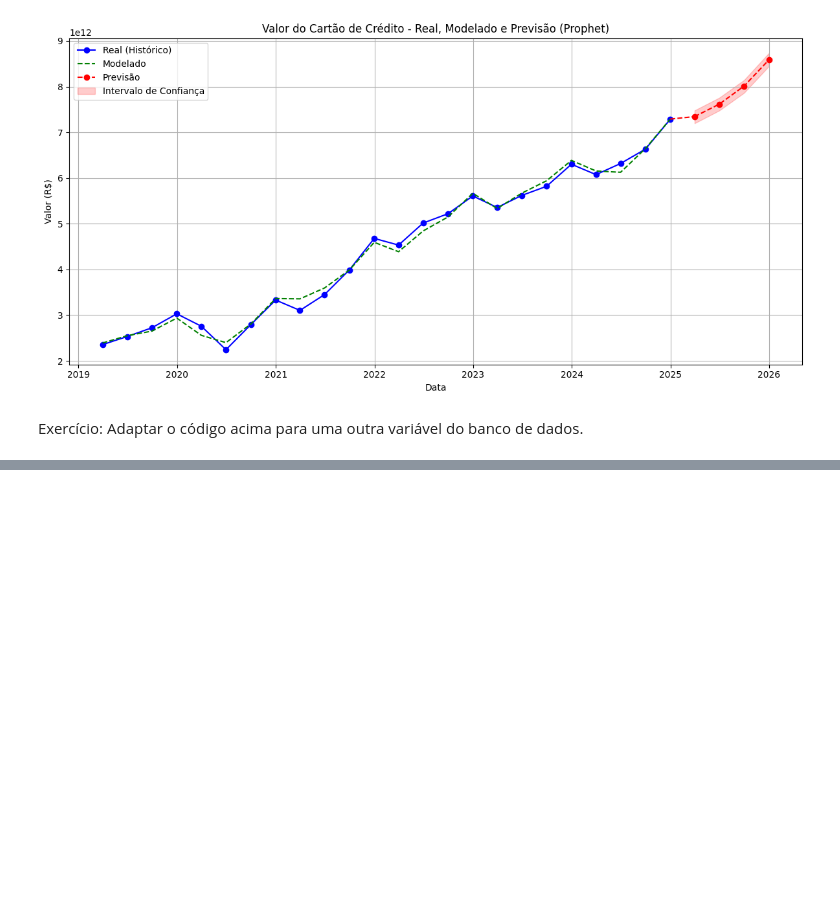
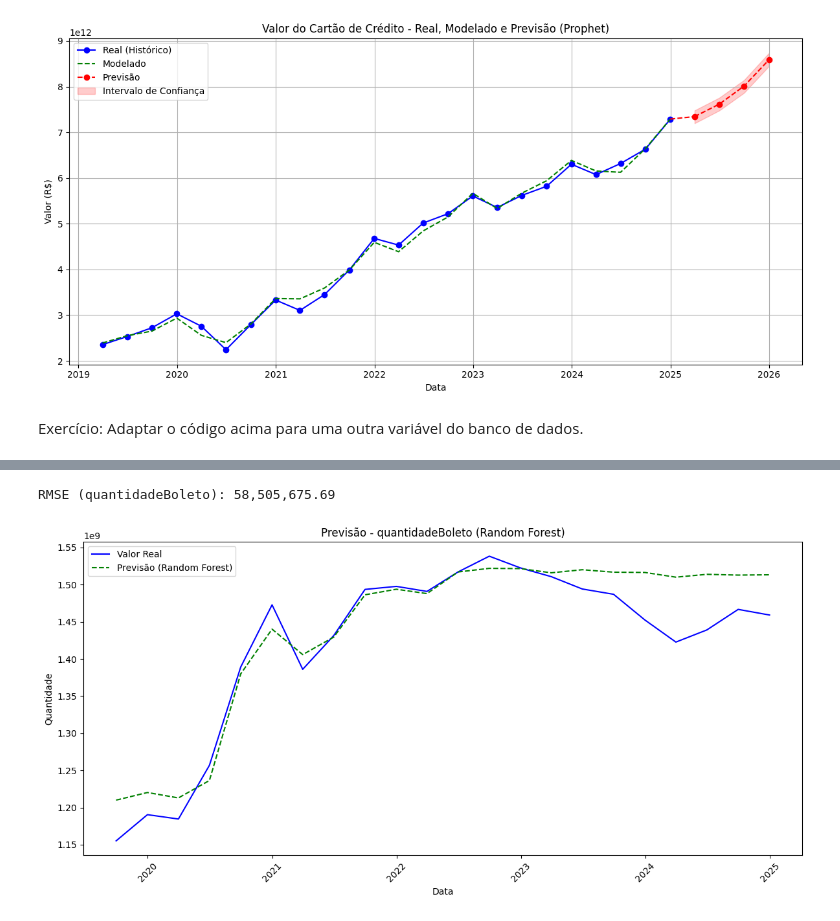
Before and after one commit to LouisyRodrigues7/etlBCB, a Jupyter notebook: MachineLearning.ipynb, the cells around one changed output, grey strips where cells are left out. Cells and saved outputs as stored; diff of their text form; code cells hidden in the pictures; blank space fills up the shorter version.

```diff
--- a/MachineLearning.ipynb
+++ b/MachineLearning.ipynb
@@ -264,0 +301,45 @@ Exercício: Adaptar o código acima para uma outra variável do banco de dados.
+# %%
+
+# Criamos colunas com os valores anteriores para ajudar o modelo a entender o tempo.
+# Treinamos o modelo com essas informações e outras variáveis importantes.
+# O RMSE mostra o erro da previsão, e o gráfico compara o que aconteceu de verdade com o que o modelo previu.
+
+df['lag1'] = df['quantidadeBoleto'].shift(1)
+df['lag2'] = df['quantidadeBoleto'].shift(2)
+
+df_model = df.dropna()
+X = df_model[melhores_variaveis + ['lag1', 'lag2']]
+y = df_model['quantidadeBoleto']
+
+X_train, X_test, y_train, y_test = train_test_split(X, y, shuffle=False, test_size=0.3)
+
+modelo = RandomForestRegressor(
+    n_estimators=100,
+    max_depth=4,
+    min_samples_split=3,
+    min_samples_leaf=2,
+    max_features='log2',
+    random_state=42
+)
+modelo.fit(X_train, y_train)
+y_pred = modelo.predict(X_test)
+
+rmse = np.sqrt(mean_squared_error(y_test, y_pred))
+print(f"RMSE (quantidadeBoleto): {rmse:,.2f}")
+
+y_full = np.concatenate([modelo.predict(X_train), y_pred])
+datas_full = df_model['datatrimestre'].iloc[-len(y_full):]
+
+plt.figure(figsize=(12, 6))
+plt.plot(df_model['datatrimestre'], df_model['quantidadeBoleto'], label='Valor Real', color='blue')
+plt.plot(datas_full, y_full, label='Previsão (Random Forest)', color='green', linestyle='--')
+plt.title('Previsão - quantidadeBoleto (Random Forest)')
+plt.xlabel('Data')
+plt.ylabel('Quantidade')
+plt.legend()
+plt.xticks(rotation=45)
+plt.tight_layout()
+plt.show()
+# %% [output]
+RMSE (quantidadeBoleto): 58,505,675.69
+[figure, added]
```
Also changed, not shown: parts of 15 cells of this notebook.
